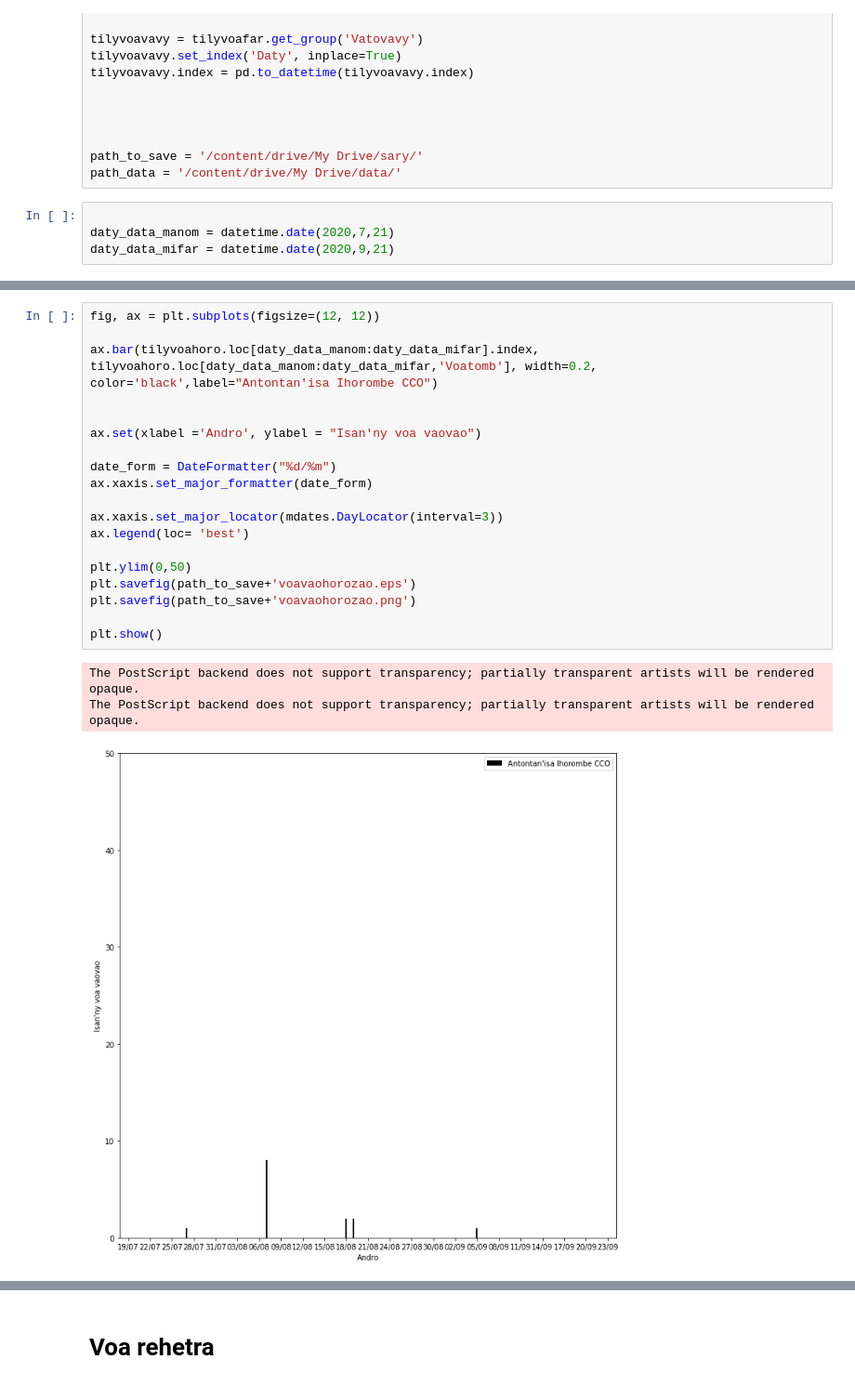
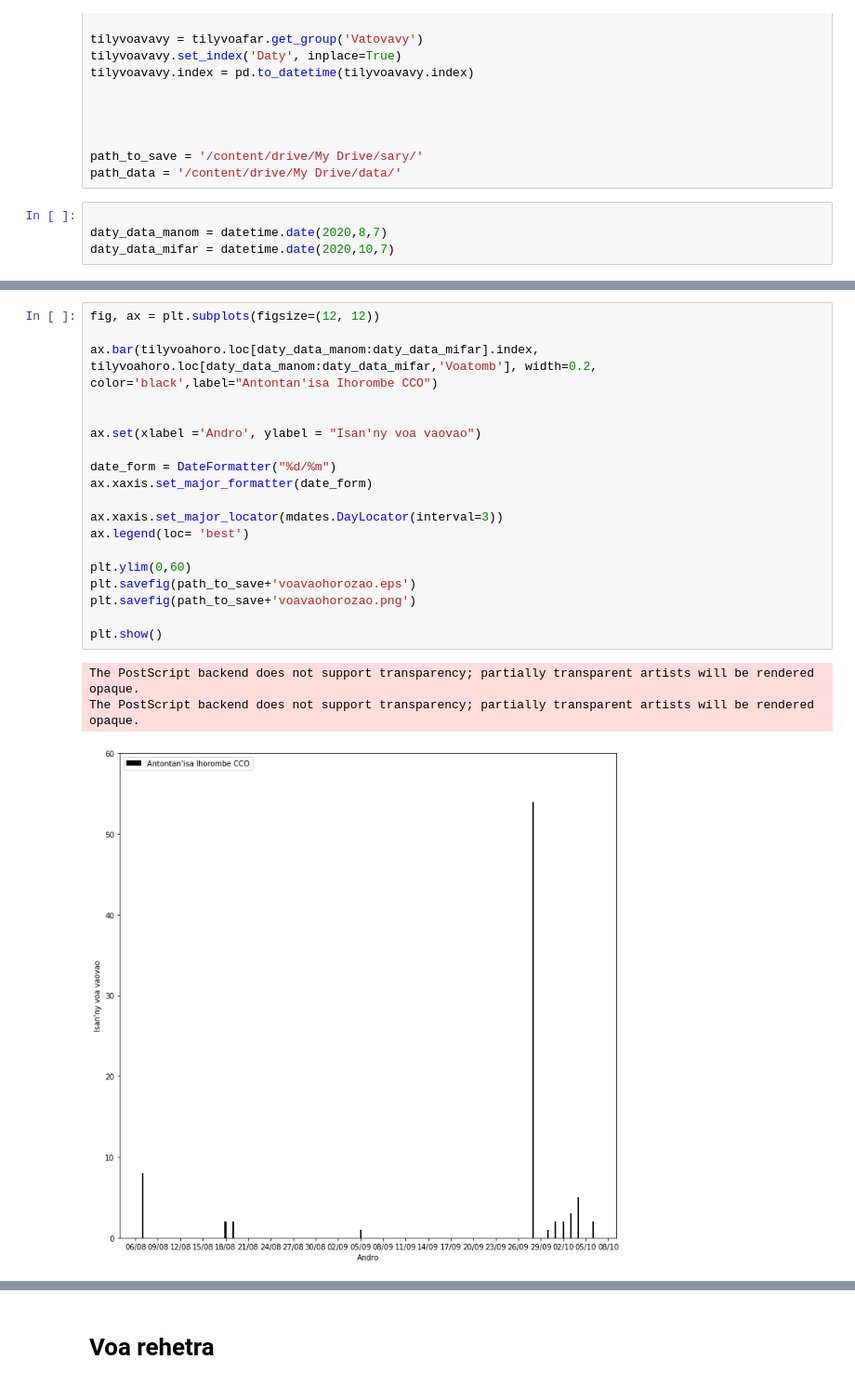
Before and after one commit to tabilaocov/ady_cov, a Jupyter notebook: scr/tabilao/Tabilao.ipynb, the cells around one changed output, grey strips where cells are left out. Shown at 93% size. Saved outputs shown, nothing was run; the diff lists cells and outputs as text.

```diff
--- a/scr/tabilao/Tabilao.ipynb
+++ b/scr/tabilao/Tabilao.ipynb
@@ -130,8 +130,8 @@ path_to_save = '/content/drive/My Drive/sary/'
 path_data = '/content/drive/My Drive/data/'
 # %%
 
-daty_data_manom = datetime.date(2020,7,21)
-daty_data_mifar = datetime.date(2020,9,21)
+daty_data_manom = datetime.date(2020,8,7)
+daty_data_mifar = datetime.date(2020,10,7)
 # %%
 fig, ax = plt.subplots(figsize=(12, 12))
 
@@ -480,26 +480,26 @@ The PostScript backend does not support transparency; partially transparent arti
 # %%
 fig, ax = plt.subplots(figsize=(12, 12))
 
 ax.bar(tilyvoahoro.loc[daty_data_manom:daty_data_mifar].index, tilyvoahoro.loc[daty_data_manom:daty_data_mifar,'Voatomb'], width=0.2, color='black',label="Antontan'isa Ihorombe CCO")
 
 
 ax.set(xlabel ='Andro', ylabel = "Isan'ny voa vaovao")
 
 date_form = DateFormatter("%d/%m")
 ax.xaxis.set_major_formatter(date_form)
 
 ax.xaxis.set_major_locator(mdates.DayLocator(interval=3))
 ax.legend(loc= 'best')
 
-plt.ylim(0,50)
+plt.ylim(0,60)
 plt.savefig(path_to_save+'voavaohorozao.eps')
 plt.savefig(path_to_save+'voavaohorozao.png')
 
 plt.show()
 # %% [output]
 The PostScript backend does not support transparency; partially transparent artists will be rendered opaque.
 The PostScript backend does not support transparency; partially transparent artists will be rendered opaque.
-[figure, old version]
+[figure, new version]
 # %%
 fig, ax = plt.subplots(figsize=(12, 12))
 
```
Also changed, not shown: parts of 36 cells of this notebook.
